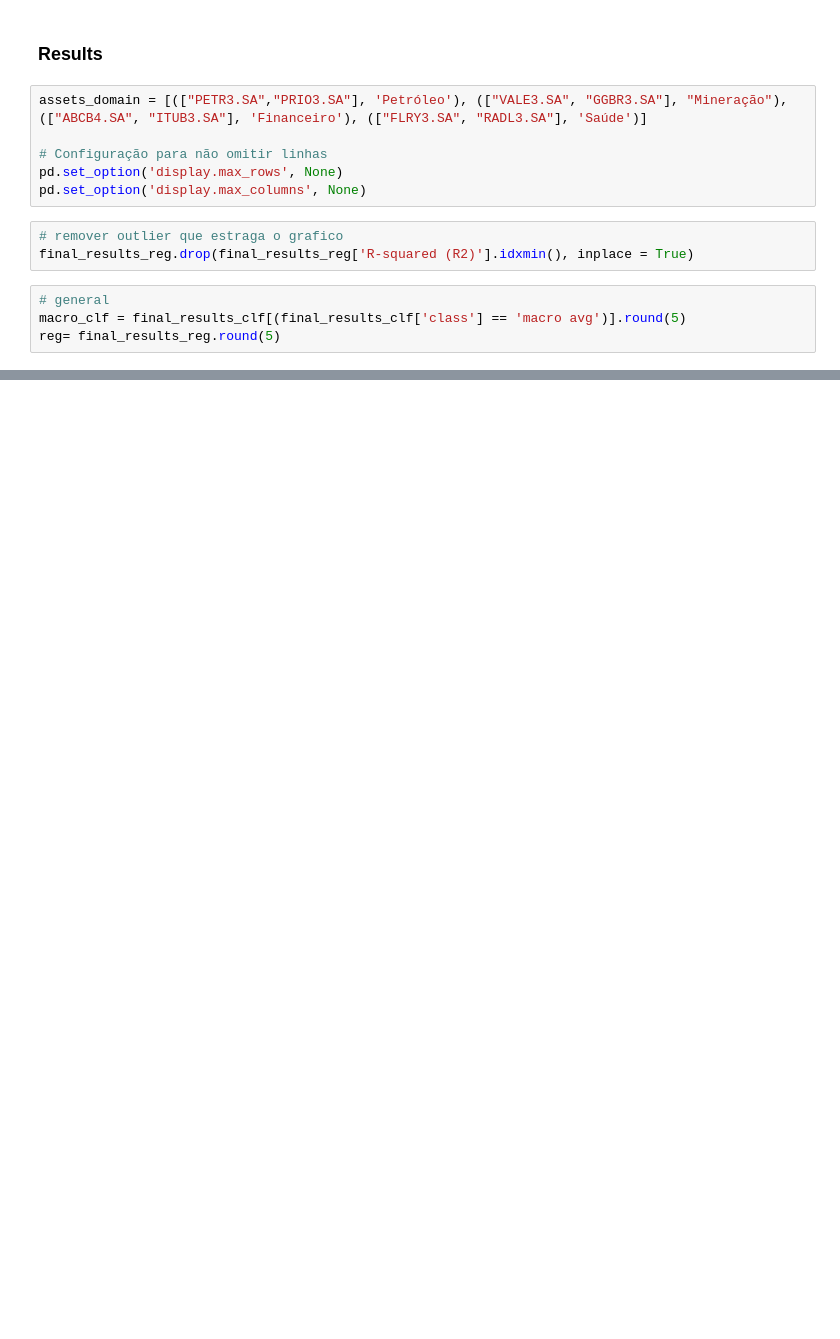
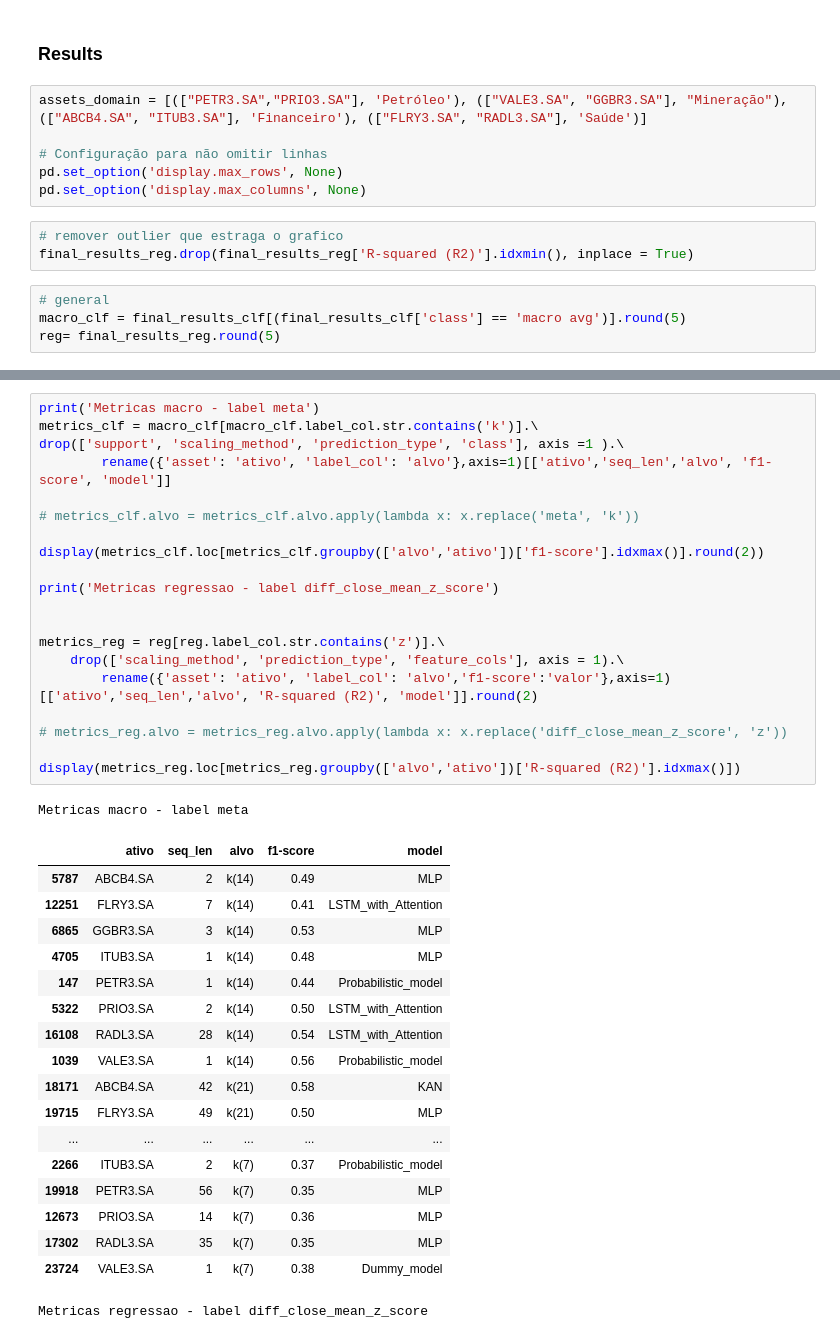
Before and after one commit to semcovici/Mean-Reversion-Prediction-with-Brazilian-Stocks-Market, a Jupyter notebook: notebooks/results_monografia.ipynb, the cells around one changed output, grey strips where cells are left out. Drawn from its saved outputs; the diff is of its cells as text; blank space fills up the shorter version.

```diff
--- a/notebooks/results_monografia.ipynb
+++ b/notebooks/results_monografia.ipynb
@@ -373,3 +394,43 @@ Metricas regressao - label diff_close_mean_z_score
 | 1468 | 0.68218 | 0.80546 | 0.89748 | 0.32881 | ... |
 | 622 | 0.62714 | 0.71487 | 0.84550 | 0.45184 | ... |
 ... (4 outputs left out)
+# %%
+print('Metricas macro - label meta')
+metrics_clf = macro_clf[macro_clf.label_col.str.contains('k')].\
+drop(['support', 'scaling_method', 'prediction_type', 'class'], axis =1 ).\
+        rename({'asset': 'ativo', 'label_col': 'alvo'},axis=1)[['ativo','seq_len','alvo', 'f1-score', 'model']]
+
+# metrics_clf.alvo = metrics_clf.alvo.apply(lambda x: x.replace('meta', 'k'))
+
+display(metrics_clf.loc[metrics_clf.groupby(['alvo','ativo'])['f1-score'].idxmax()].round(2))
+
+print('Metricas regressao - label diff_close_mean_z_score')
+
+
+metrics_reg = reg[reg.label_col.str.contains('z')].\
+    drop(['scaling_method', 'prediction_type', 'feature_cols'], axis = 1).\
+        rename({'asset': 'ativo', 'label_col': 'alvo','f1-score':'valor'},axis=1)[['ativo','seq_len','alvo', 'R-squared (R2)', 'model']].round(2)
+
+# metrics_reg.alvo = metrics_reg.alvo.apply(lambda x: x.replace('diff_close_mean_z_score', 'z'))
+
+display(metrics_reg.loc[metrics_reg.groupby(['alvo','ativo'])['R-squared (R2)'].idxmax()])
+# %% [output]
+Metricas macro - label meta
+|  | ativo | seq_len | alvo | f1-score | model |
+| 5787 | ABCB4.SA | 2 | k(14) | 0.49 | MLP |
+| 12251 | FLRY3.SA | 7 | k(14) | 0.41 | LSTM_with_Attention |
+| 6865 | GGBR3.SA | 3 | k(14) | 0.53 | MLP |
+| 4705 | ITUB3.SA | 1 | k(14) | 0.48 | MLP |
+| 147 | PETR3.SA | 1 | k(14) | 0.44 | Probabilistic_model |
+| 5322 | PRIO3.SA | 2 | k(14) | 0.50 | LSTM_with_Attention |
+| 16108 | RADL3.SA | 28 | k(14) | 0.54 | LSTM_with_Attention |
+| 1039 | VALE3.SA | 1 | k(14) | 0.56 | Probabilistic_model |
+| 18171 | ABCB4.SA | 42 | k(21) | 0.58 | KAN |
+| 19715 | FLRY3.SA | 49 | k(21) | 0.50 | MLP |
+| ... | ... | ... | ... | ... | ... |
+| 2266 | ITUB3.SA | 2 | k(7) | 0.37 | Probabilistic_model |
+| 19918 | PETR3.SA | 56 | k(7) | 0.35 | MLP |
+| 12673 | PRIO3.SA | 14 | k(7) | 0.36 | MLP |
+| 17302 | RADL3.SA | 35 | k(7) | 0.35 | MLP |
+| 23724 | VALE3.SA | 1 | k(7) | 0.38 | Dummy_model |
+Metricas regressao - label diff_close_mean_z_score
```
Also changed, not shown: parts of 15 cells of this notebook, 42 other files.
